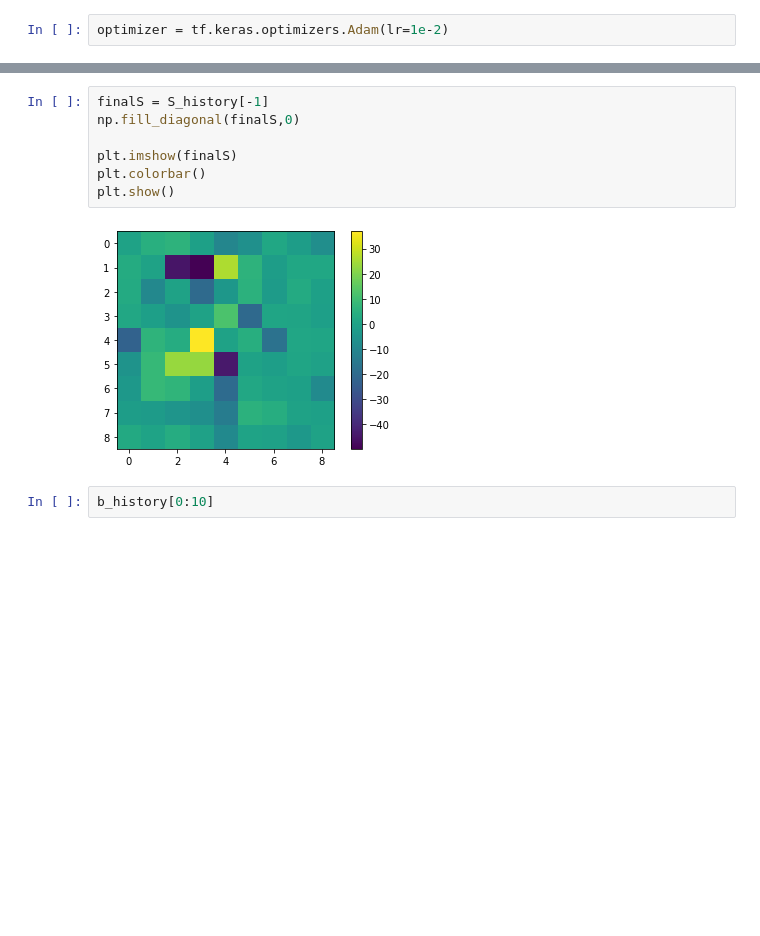
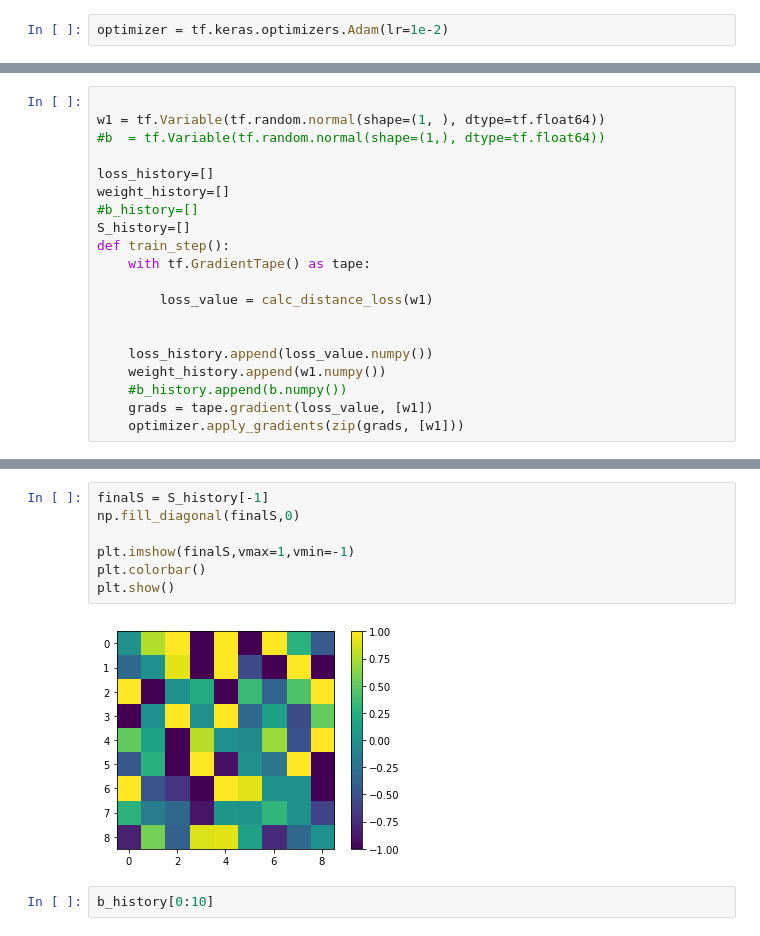
Before and after one commit to sotainoue/ProbabilityNext, a Jupyter notebook: prediction.ipynb, the cells around one changed output, grey strips where cells are left out. Saved outputs shown, nothing was run; the diff lists cells and outputs as text; blank space fills up the shorter version.

```diff
--- a/prediction.ipynb
+++ b/prediction.ipynb
@@ -162,4 +198,24 @@ def train_step():
     #b_history.append(b.numpy())
     grads = tape.gradient(loss_value, [w1,S1])
     optimizer.apply_gradients(zip(grads, [w1,S1]))
+# %%
+
+w1 = tf.Variable(tf.random.normal(shape=(1, ), dtype=tf.float64))
+#b  = tf.Variable(tf.random.normal(shape=(1,), dtype=tf.float64))
+
+loss_history=[]
+weight_history=[]
+#b_history=[]
+S_history=[]
+def train_step():
+    with tf.GradientTape() as tape:
+
+        loss_value = calc_distance_loss(w1)
+
+
+    loss_history.append(loss_value.numpy())
+    weight_history.append(w1.numpy())
+    #b_history.append(b.numpy())
+    grads = tape.gradient(loss_value, [w1])
+    optimizer.apply_gradients(zip(grads, [w1]))
 # %%
@@ -174,12 +230,12 @@ plt.show()
 # %%
 finalS = S_history[-1]
 np.fill_diagonal(finalS,0)
 
-plt.imshow(finalS)
+plt.imshow(finalS,vmax=1,vmin=-1)
 plt.colorbar()
 plt.show()
 # %% [output]
-[figure, old version]
+[figure, new version]
 # %%
 b_history[0:10]
 # %% [output]
```
Also changed, not shown: parts of 15 cells of this notebook.
